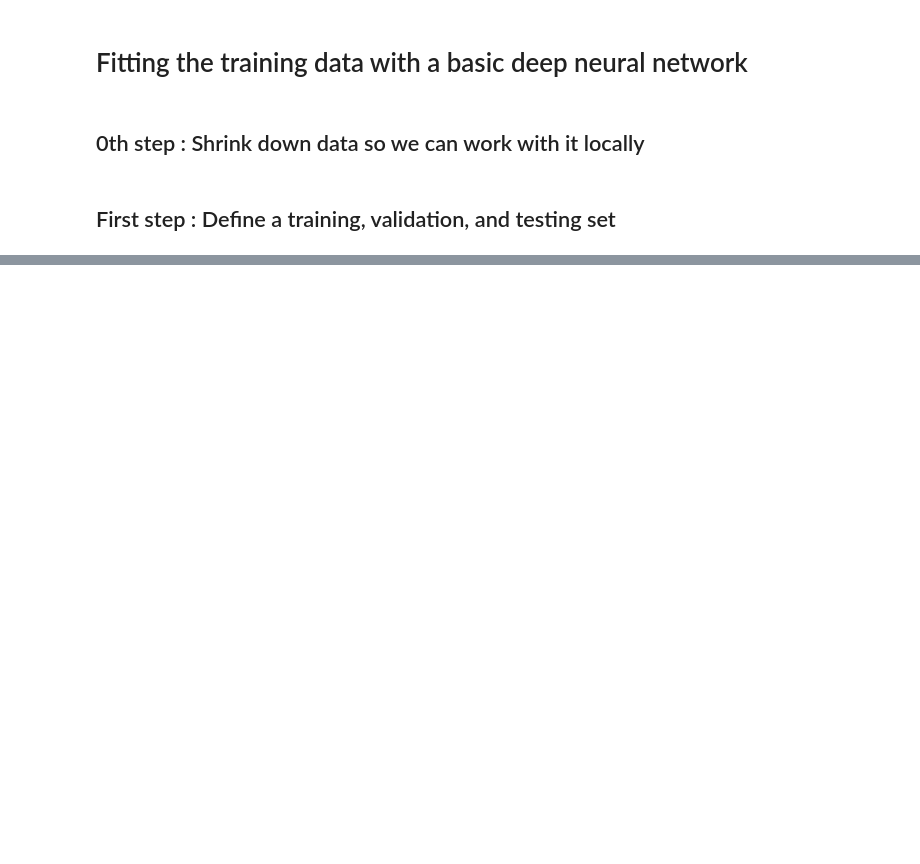
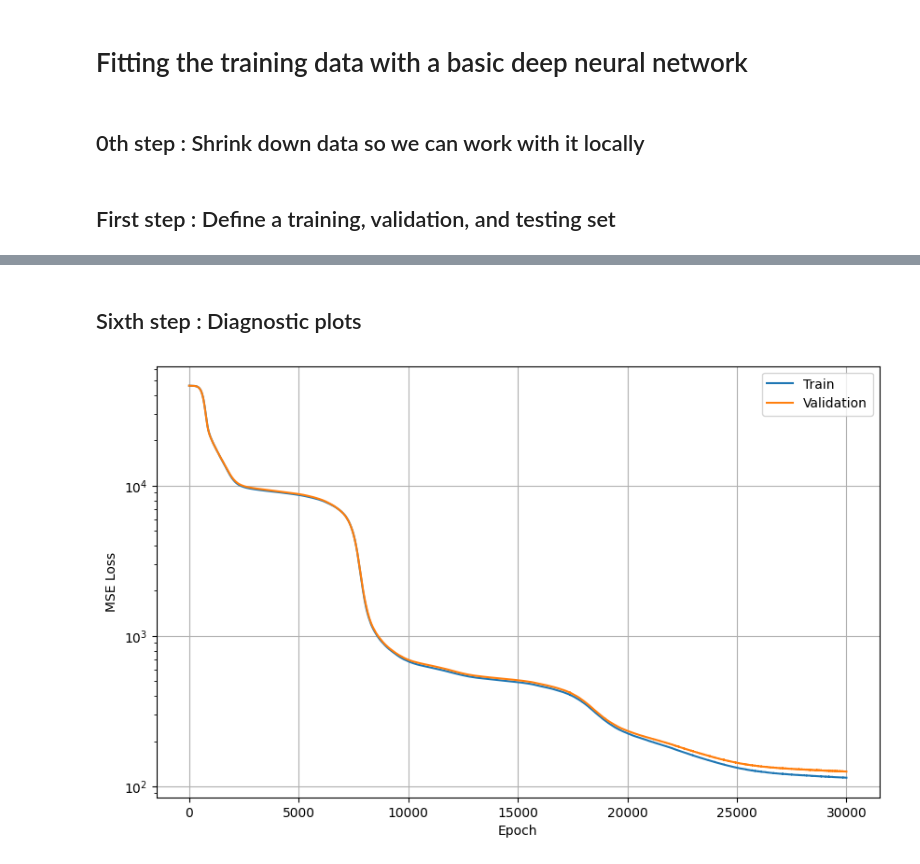
Before and after one commit to SamMerc/Second-Generals, a Jupyter notebook: Code/Plot&Fit_TP_NN.ipynb, the cells around one changed output, grey strips where cells are left out. Cells and saved outputs as stored; diff of their text form; code cells hidden in the pictures; blank space fills up the shorter version.

Commit message:
Finished optimizing basic deep neural network.

```diff
--- a/Code/Plot&Fit_TP_NN.ipynb
+++ b/Code/Plot&Fit_TP_NN.ipynb
@@ -77,0 +105,6 @@ test_outputs_P = raw_outputs_P[test_idx]
+# %%
+# device = torch.accelerator.current_accelerator().type if torch.accelerator.is_available() else "cpu"
+device = "cpu"
+num_threads = 6
+torch.set_num_threads(num_threads)
+print(f"Using {device} device with {num_threads} threads")
@@ -77,0 +113,3 @@ test_outputs_P = raw_outputs_P[test_idx]
+# %%
+model = NeuralNetwork().to(device)
+print(model)
@@ -77,0 +161,17 @@ test_outputs_P = raw_outputs_P[test_idx]
+# %%
+#Define number of epochs
+n_epochs = 30000
+
+#Define storage for losses
+train_losses = np.zeros(n_epochs, dtype=float)
+val_losses = np.zeros(n_epochs, dtype=float)
+# %%
+# --- Training ---
+for epoch in range(n_epochs):
+    train_losses[epoch] = train_loop(train_inputs, train_outputs_T, model, loss_fn, optimizer)
+    val_losses[epoch] = eval_loop(valid_inputs, valid_outputs_T, model, loss_fn)
+
+    print(f"Epoch {epoch:03d}: train_loss={train_losses[epoch]:.5f}, val_loss={val_losses[epoch]:.5f}")
+
+#Save model
+torch.save(model.state_dict(), model_save_path + f'NN_{n_epochs}epochs.pth')
@@ -77,0 +202,15 @@ test_outputs_P = raw_outputs_P[test_idx]
+# %% [markdown]
+## Sixth step : Diagnostic plots
+# %%
+# Loss curves
+plt.figure(figsize=(10, 6))
+plt.plot(np.arange(n_epochs), train_losses, label="Train")
+plt.plot(np.arange(n_epochs), val_losses, label="Validation")
+plt.yscale('log')
+plt.xlabel("Epoch")
+plt.ylabel("MSE Loss")
+plt.legend()
+plt.grid()
+plt.show()
+# %% [output]
+[figure, added]
```
Also changed, not shown: parts of 17 cells of this notebook.
